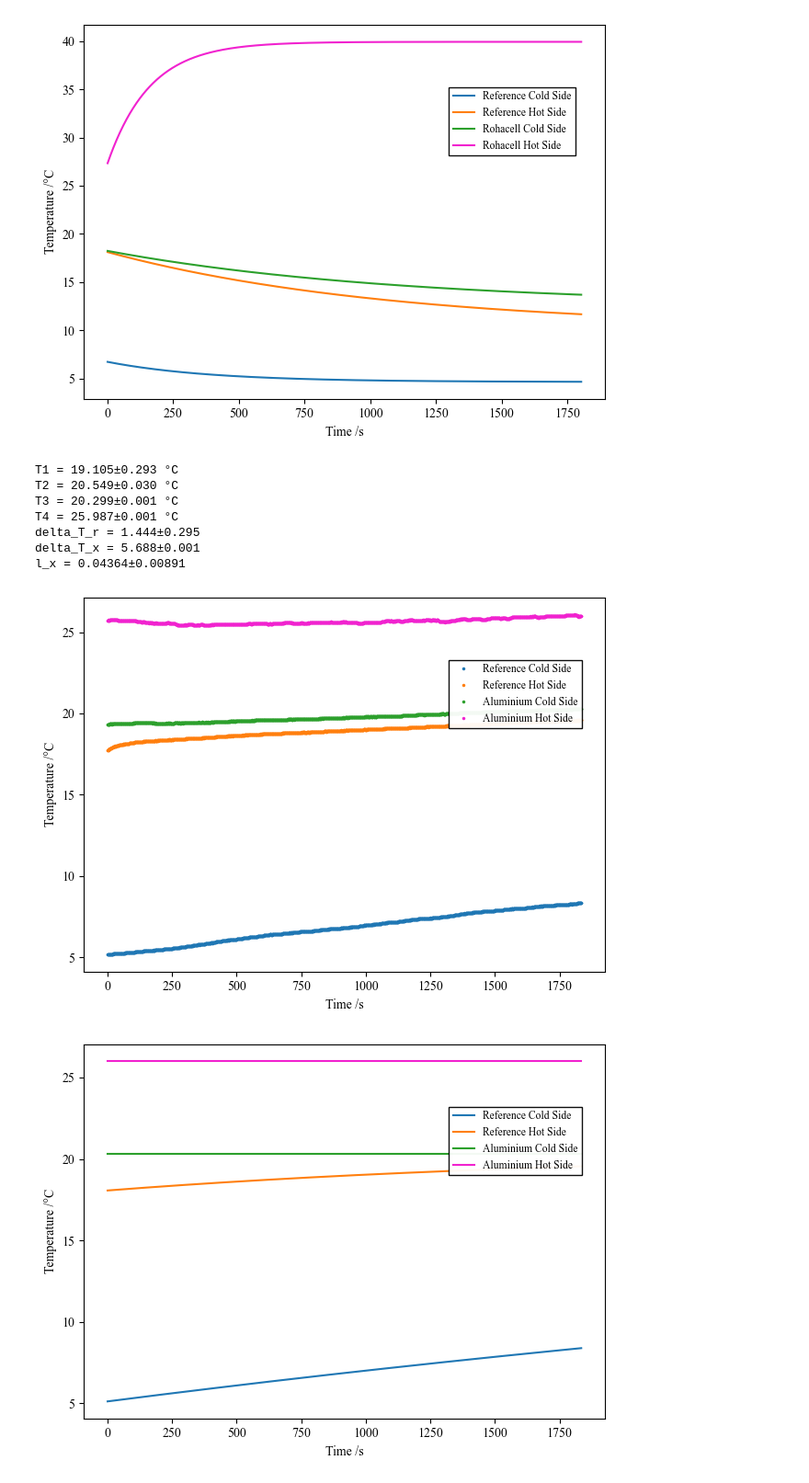
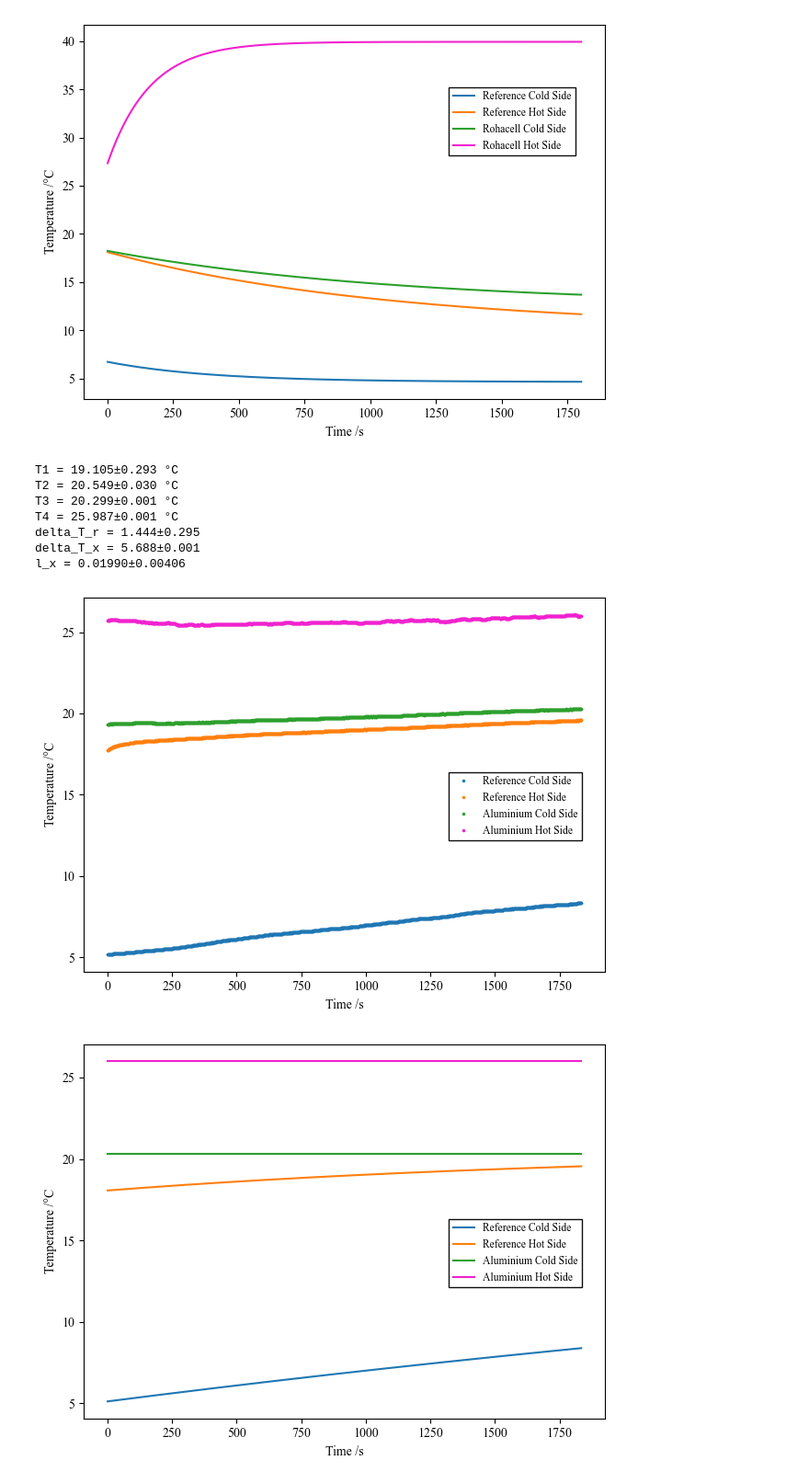
Before and after one commit to isaacbarker/phys10013, a Jupyter notebook: t2/t2_thermal-insulation.ipynb, the cells around one changed output. Shown: that part at 92% size. Cells and saved outputs as stored; diff of their text form; code cells hidden in the pictures.

Commit message:
updated T2 script with further analysis

```diff
--- a/t2/t2_thermal-insulation.ipynb
+++ b/t2/t2_thermal-insulation.ipynb
@@ -309,9 +309,10 @@ l_x = 0.03484±0.00006
 # %%
 data = pd.read_csv("aluminium-20-11-2025-1.csv")
 
-# as data is mostly linear for T4 and T3 additional analysis required
 coeffs_1, errs_1 = get_equilibrium_temperature(data['t'], data['T_1'], 0.001)
 coeffs_2, errs_2 = get_equilibrium_temperature(data['t'], data['T_2'], 0.001)
+
+# as data is mostly linear for T4 and T3 additional analysis required
 coeffs_3 = [data['T_3'].iloc[-1]]
 errs_3 = [0.001]
 coeffs_4 = [data['T_4'].iloc[-1]]
@@ -319,7 +320,7 @@ errs_4 = [0.001]
 material = 'Aluminium'
 
 l_x, l_x_err = get_thermal_conductivity(
-    0.022313, 0.000010, 0.022395, 0.000010, 2*0.01081, 0.00001, 2*0.01097, 0.00001, 0.17, 0, coeffs_1[0], errs_1[0], coeffs_2[0], errs_2[0], coeffs_3[0], errs_3[0], coeffs_4[0], errs_4[0]
+    0.022313, 0.000010, 0.022545, 0.000010, 2*0.01081, 0.00001, 0.01007, 0.00001, 0.17, 0, coeffs_1[0], errs_1[0], coeffs_2[0], errs_2[0], coeffs_3[0], errs_3[0], coeffs_4[0], errs_4[0]
 )
 
 # plot t1, t2 and t3 data
@@ -355,7 +356,7 @@ plot_temperature_data(
     f'{material} Hot Side'
 )
 
-plt.legend(frameon=True, loc=(0.7, 0.65), fontsize='small', fancybox=False, framealpha=0.95, edgecolor="#000000AC")
+plt.legend(frameon=True, loc=(0.7, 0.35), fontsize='small', fancybox=False, framealpha=0.95, edgecolor="#000000AC")
 
 plt.xlabel('Time /s')
 plt.ylabel('Temperature /°C')
@@ -390,34 +391,34 @@ plt.plot(
 )
 
 plt.plot(
     fine_t, np.polyval(coeffs_4, fine_t),
     color='#f122cf', label=f'{material} Hot Side'
 )
 
-plt.legend(frameon=True, loc=(0.7, 0.65), fontsize='small', fancybox=False, framealpha=0.95, edgecolor="#000000AC")
+plt.legend(frameon=True, loc=(0.7, 0.35), fontsize='small', fancybox=False, framealpha=0.95, edgecolor="#000000AC")
 
 plt.xlabel('Time /s')
 plt.ylabel('Temperature /°C')
 
 plt.tight_layout()
 
 fit_fig.savefig(f'{material.lower()}-fits.png', dpi=300)
 
 # print results
 print(f"T1 = {coeffs_1[0]:.3f}±{errs_1[0]:.3f} °C")
 print(f"T2 = {coeffs_2[0]:.3f}±{errs_2[0]:.3f} °C")
 print(f"T3 = {coeffs_3[0]:.3f}±{errs_3[0]:.3f} °C")
 print(f"T4 = {coeffs_4[0]:.3f}±{errs_4[0]:.3f} °C")
 print(f"delta_T_r = {coeffs_2[0] - coeffs_1[0]:.3f}±{np.sqrt(errs_2[0]**2 + errs_1[0]**2):.3f}")
 print(f"delta_T_x = {coeffs_4[0] - coeffs_3[0]:.3f}±{np.sqrt(errs_4[0]**2 + errs_3[0]**2):.3f}")
 print(f"l_x = {l_x:.5f}±{l_x_err:.5f}")
 # %% [output]
 T1 = 19.105±0.293 °C
 T2 = 20.549±0.030 °C
 T3 = 20.299±0.001 °C
 T4 = 25.987±0.001 °C
 delta_T_r = 1.444±0.295
 delta_T_x = 5.688±0.001
-l_x = 0.04364±0.00891
+l_x = 0.01990±0.00406
-[figure, old version]
+[figure, new version]
-[figure, old version]
+[figure, new version]
```
